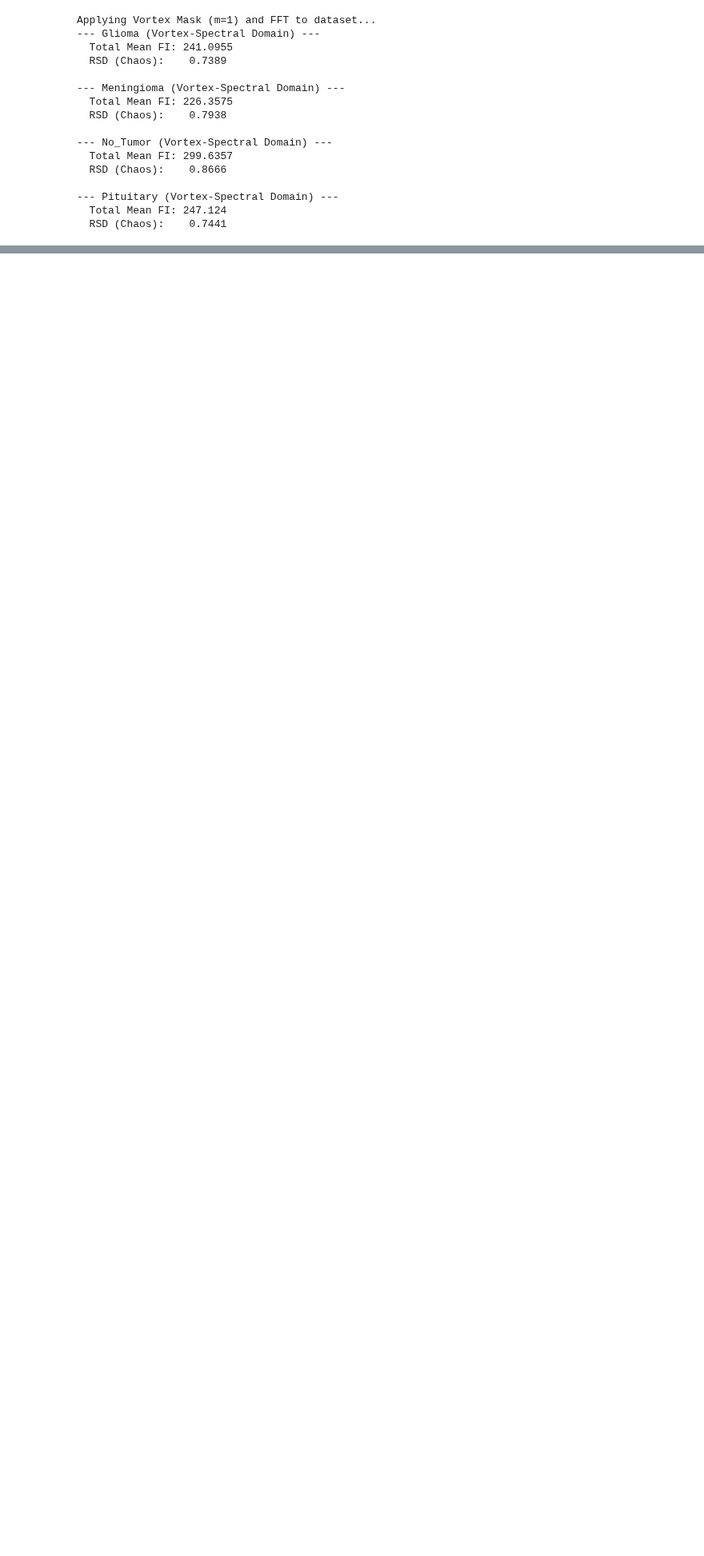
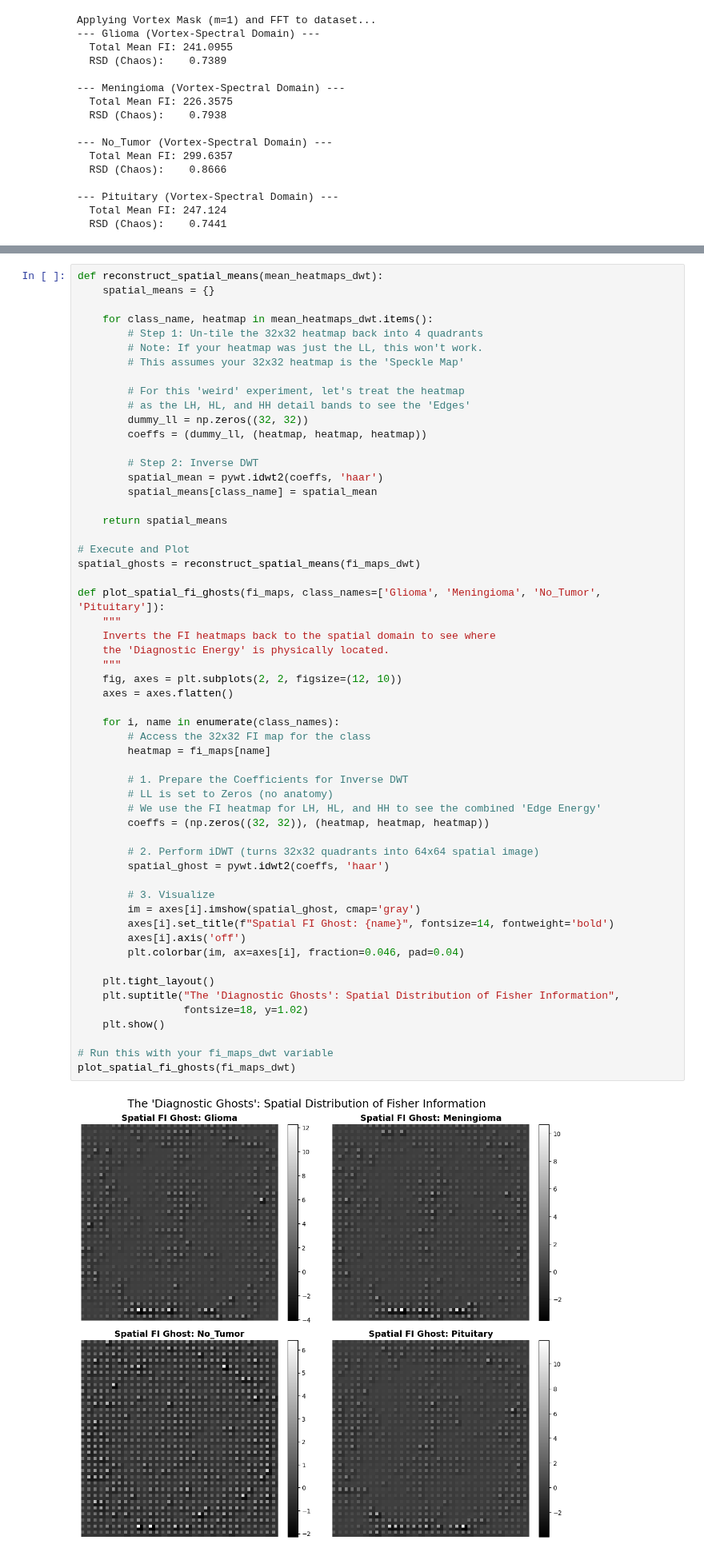
Before and after one commit to jetwidjaja96-cloud/MV, a Jupyter notebook: Fisher Information.ipynb, the cells around one changed output, grey strips where cells are left out. Shown at 80% size. Cells and saved outputs as stored; diff of their text form; blank space fills up the shorter version.

```diff
--- a/Fisher Information.ipynb
+++ b/Fisher Information.ipynb
@@ -1015,0 +1088,58 @@ Applying Vortex Mask (m=1) and FFT to dataset...
+# %%
+def reconstruct_spatial_means(mean_heatmaps_dwt):
+    spatial_means = {}
+
+    for class_name, heatmap in mean_heatmaps_dwt.items():
+        # Step 1: Un-tile the 32x32 heatmap back into 4 quadrants
+        # Note: If your heatmap was just the LL, this won't work.
+        # This assumes your 32x32 heatmap is the 'Speckle Map'
+
+        # For this 'weird' experiment, let's treat the heatmap
+        # as the LH, HL, and HH detail bands to see the 'Edges'
+        dummy_ll = np.zeros((32, 32))
+        coeffs = (dummy_ll, (heatmap, heatmap, heatmap))
+
+        # Step 2: Inverse DWT
+        spatial_mean = pywt.idwt2(coeffs, 'haar')
+        spatial_means[class_name] = spatial_mean
+
+    return spatial_means
+
+# Execute and Plot
+spatial_ghosts = reconstruct_spatial_means(fi_maps_dwt)
+
+def plot_spatial_fi_ghosts(fi_maps, class_names=['Glioma', 'Meningioma', 'No_Tumor', 'Pituitary']):
+    """
+    Inverts the FI heatmaps back to the spatial domain to see where
+    the 'Diagnostic Energy' is physically located.
+    """
+    fig, axes = plt.subplots(2, 2, figsize=(12, 10))
+    axes = axes.flatten()
+
+    for i, name in enumerate(class_names):
+        # Access the 32x32 FI map for the class
+        heatmap = fi_maps[name]
+
+        # 1. Prepare the Coefficients for Inverse DWT
+        # LL is set to Zeros (no anatomy)
+        # We use the FI heatmap for LH, HL, and HH to see the combined 'Edge Energy'
+        coeffs = (np.zeros((32, 32)), (heatmap, heatmap, heatmap))
+
+        # 2. Perform iDWT (turns 32x32 quadrants into 64x64 spatial image)
+        spatial_ghost = pywt.idwt2(coeffs, 'haar')
+
+        # 3. Visualize
+        im = axes[i].imshow(spatial_ghost, cmap='gray')
+        axes[i].set_title(f"Spatial FI Ghost: {name}", fontsize=14, fontweight='bold')
+        axes[i].axis('off')
+        plt.colorbar(im, ax=axes[i], fraction=0.046, pad=0.04)
+
+    plt.tight_layout()
+    plt.suptitle("The 'Diagnostic Ghosts': Spatial Distribution of Fisher Information",
+                 fontsize=18, y=1.02)
+    plt.show()
+
+# Run this with your fi_maps_dwt variable
+plot_spatial_fi_ghosts(fi_maps_dwt)
+# %% [output]
+[figure, added]
```
Also changed, not shown: parts of 17 cells of this notebook.
